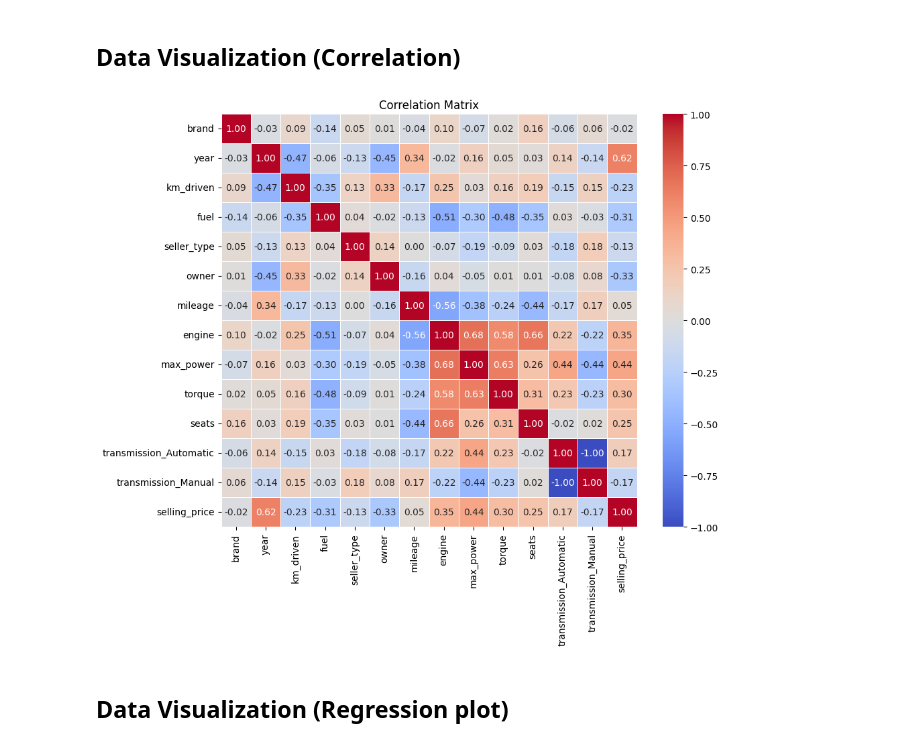
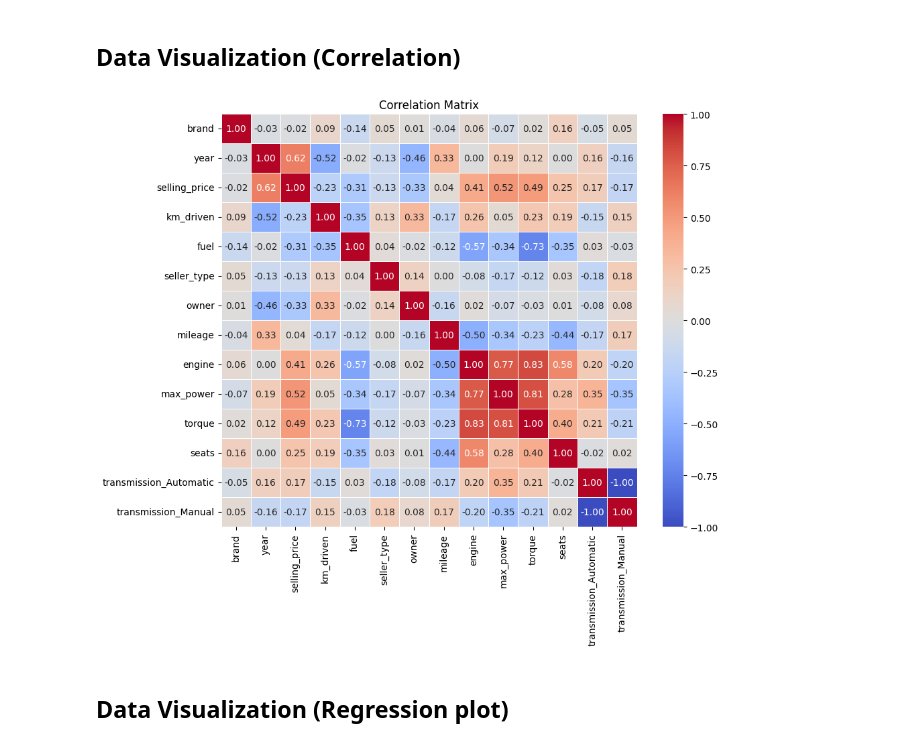
Before and after one commit to monakeshvari/used_cars_prediction_model, a Jupyter notebook: used_cars.ipynb, the cells around one changed output. Cells and saved outputs as stored; diff of their text form; code cells hidden in the pictures.

```diff
--- a/used_cars.ipynb
+++ b/used_cars.ipynb
@@ -463,0 +571,8 @@ df
+# %%
+# apply best transformation to columns
+df.loc[:, 'brand'] = stats.boxcox(df['brand'] + 1)[0]
+df.loc[:, 'year'] = stats.boxcox(df['year'] + 1)[0]
+df.loc[:, 'mileage'] = stats.boxcox(df['mileage'] + 1)[0]
+df.loc[:, 'engine'] = stats.boxcox(df['engine'] + 1)[0]
+df.loc[:, 'max_power'] = stats.boxcox(df['max_power'] + 1)[0]
+df.loc[:, 'torque'] = stats.boxcox(df['torque'] + 1)[0]
@@ -464,3 +581,14 @@ df
+# %%
+# Initialize StandardScaler
+scaler = StandardScaler()
+
+df_columns = df.columns
+
+# Fit and transform the data
+scaled_df = scaler.fit_transform(df)
+
+# Convert the scaled features back to a DataFrame, preserving the column names
+df = pd.DataFrame(scaled_df, columns=df_columns)
 # %% [markdown]
 ## Define X and y
 # %%
@@ -501,11 +604,11 @@ result_df
 # %%
 # Plot the correlation matrix
 plt.figure(figsize=(10, 8))
-sns.heatmap(result_df.corr(), annot=True, cmap='coolwarm', fmt='.2f', linewidths=.5)
+sns.heatmap(df.corr(), annot=True, cmap='coolwarm', fmt='.2f', linewidths=.5)
 plt.title('Correlation Matrix')
 plt.show()
 # %% [output]
-[figure, old version]
+[figure, new version]
 # %% [markdown]
 ## Data Visualization (Regression plot)
 # %%
```
Also changed, not shown: parts of 29 cells of this notebook.
